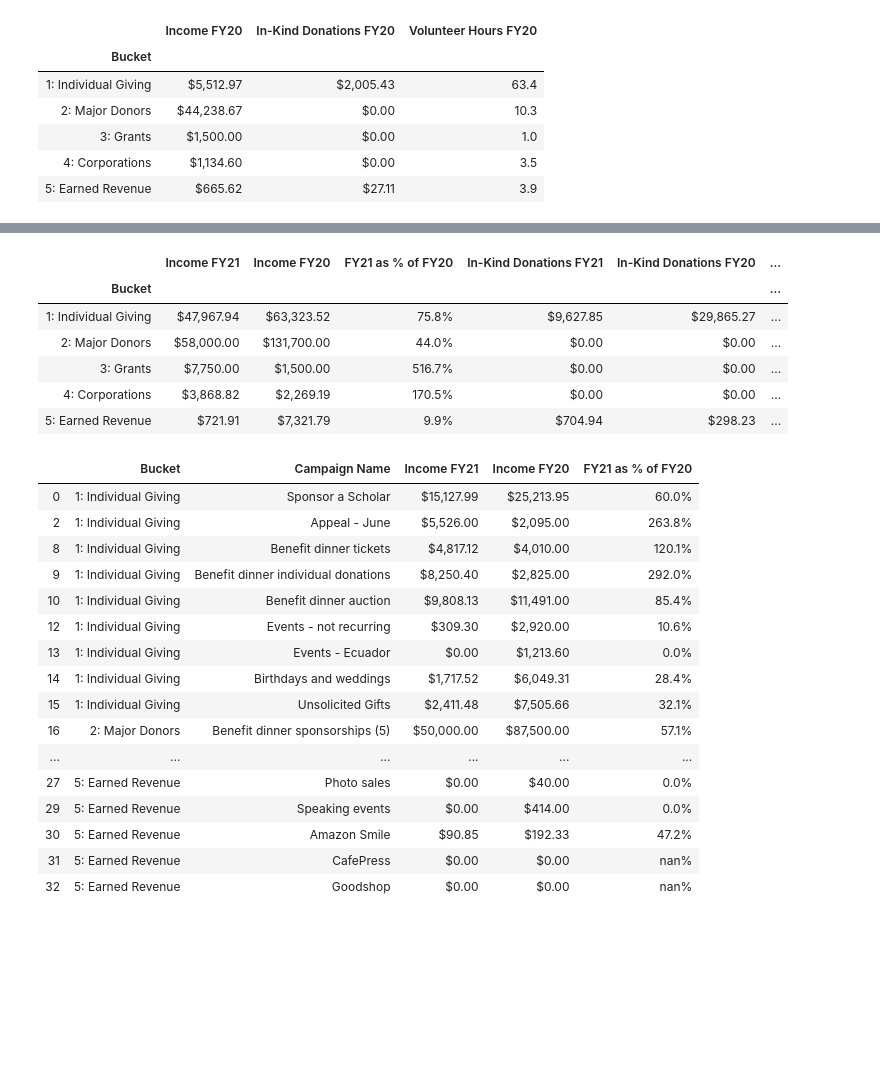
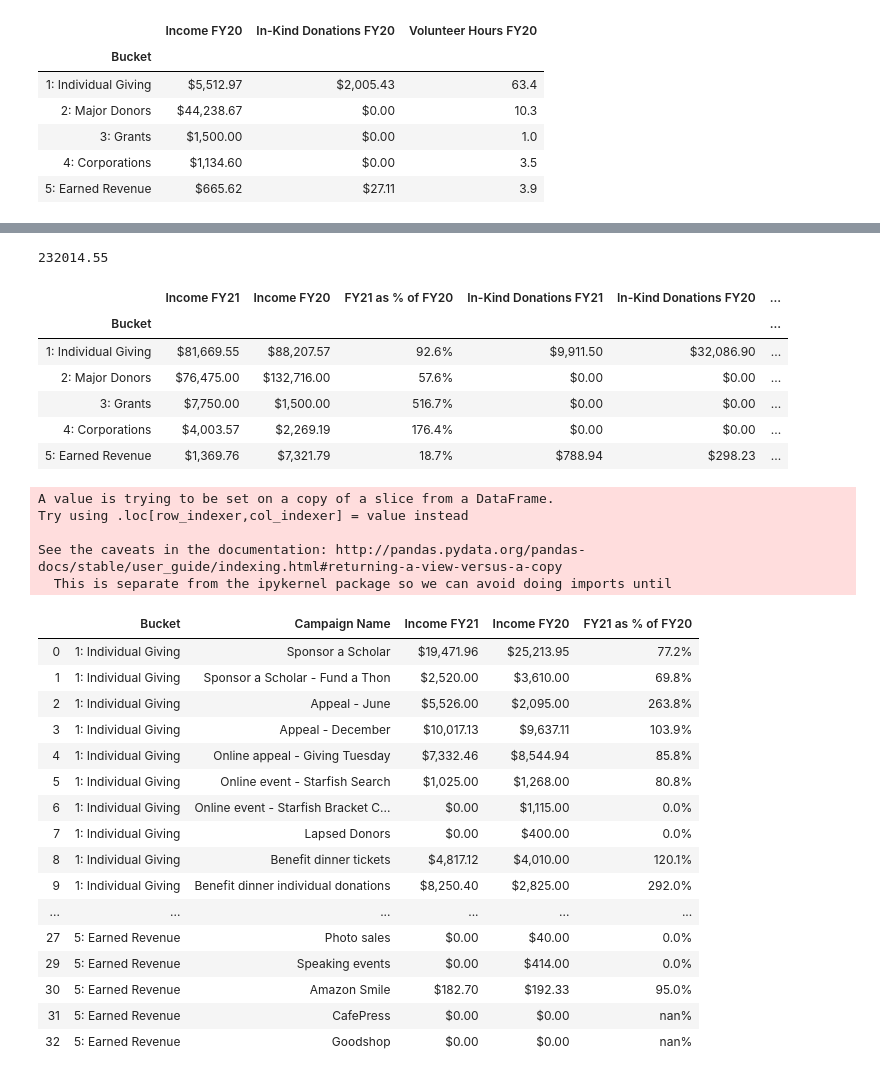
Before and after one commit to patelpurvip/Board-Fundraising-Analysis, a Jupyter notebook: FY20-FY21-Donations.ipynb, the cells around one changed output, grey strips where cells are left out. Cells and saved outputs as stored; diff of their text form; code cells hidden in the pictures; blank space fills up the shorter version.

Commit message:
fundraising updates third quarter FY21

```diff
--- a/FY20-FY21-Donations.ipynb
+++ b/FY20-FY21-Donations.ipynb
@@ -5,7 +5,7 @@ import pandas as pd
 import numpy as np
 import scipy.stats as st
 
-step2 = "Sources/Fundraising Strategy - Step 2, 09.20.20.csv"
+step2 = "Sources/Fundraising Strategy - Step 2, 01.23.21.csv"
 donation_data = pd.read_csv(step2)
 donation_data.head()
 # %% [output]
@@ -117,9 +128,9 @@ FY20_bucket_ave
+# %%
+FY20_income_test2 = FY21_FY20['Income FY20'].sum()
+FY20_income_test2
+# %% [output]
+232014.55
 # %%
-FY21_FY20 = donation_data
-FY21_FY20.replace(regex=['coming soon'], value=np.nan, inplace=True)
-FY21_FY20.dropna(inplace=True)
-FY21_FY20[FY21_FY20.columns[2:]] = FY21_FY20[FY21_FY20.columns[2:]].replace('[\$,]', '', regex=True).astype(float)
-
 FY21_FY20_buckets = FY21_FY20.groupby(['Bucket'])
 FY21vFY20_to_date = FY21_FY20_buckets.sum()
 FY21vFY20_to_date['FY21 as % of FY20'] = FY21vFY20_to_date['Income FY21']/FY21vFY20_to_date['Income FY20']
@@ -131,42 +142,48 @@ FY21vFY20_to_date["Income FY20"] = FY21vFY20_to_date["Income FY20"].map("${:,.2f
 FY21vFY20_to_date['FY21 as % of FY20'] = FY21vFY20_to_date['FY21 as % of FY20'].map("{:,.1%}".format)
 FY21vFY20_to_date["In-Kind Donations FY20"] = FY21vFY20_to_date["In-Kind Donations FY20"].map("${:,.2f}".format)
 
-FY21vFY20_to_date.to_csv("./ExcelOutputs/FY21vFY20_to_date_09.20.20.csv", encoding="utf-8", index=True)
+FY21vFY20_to_date.to_csv("./ExcelOutputs/FY21vFY20_to_date_01.23.21.csv", encoding="utf-8", index=True)
 FY21vFY20_to_date
 # %% [output]
 |  | Income FY21 | Income FY20 | FY21 as % of FY20 | In-Kind Donations FY21 | In-Kind Donations FY20 | ... |
 | Bucket |  |  |  |  |  | ... |
-| 1: Individual Giving | $47,967.94 | $63,323.52 | 75.8% | $9,627.85 | $29,865.27 | ... |
-| 2: Major Donors | $58,000.00 | $131,700.00 | 44.0% | $0.00 | $0.00 | ... |
+| 1: Individual Giving | $81,669.55 | $88,207.57 | 92.6% | $9,911.50 | $32,086.90 | ... |
+| 2: Major Donors | $76,475.00 | $132,716.00 | 57.6% | $0.00 | $0.00 | ... |
 | 3: Grants | $7,750.00 | $1,500.00 | 516.7% | $0.00 | $0.00 | ... |
-| 4: Corporations | $3,868.82 | $2,269.19 | 170.5% | $0.00 | $0.00 | ... |
-| 5: Earned Revenue | $721.91 | $7,321.79 | 9.9% | $704.94 | $298.23 | ... |
+| 4: Corporations | $4,003.57 | $2,269.19 | 176.4% | $0.00 | $0.00 | ... |
+| 5: Earned Revenue | $1,369.76 | $7,321.79 | 18.7% | $788.94 | $298.23 | ... |
 # %%
 FY21vFY20_campaigns = donation_data.dropna(how='any')
+FY21vFY20_campaigns[FY21vFY20_campaigns.columns[2:]] = FY21vFY20_campaigns[FY21vFY20_campaigns.columns[2:]].replace('[\$,]', '', regex=True).astype(float)
 FY21vFY20_campaigns['FY21 as % of FY20'] = FY21vFY20_campaigns['Income FY21']/FY21vFY20_campaigns['Income FY20']
 FY21vFY20_campaigns = FY21vFY20_campaigns[['Bucket', 'Campaign Name', 'Income FY21', 'Income FY20', 'FY21 as % of FY20']]
 
 FY21vFY20_campaigns["Income FY21"] = FY21vFY20_campaigns["Income FY21"].map("${:,.2f}".format)
 FY21vFY20_campaigns["Income FY20"] = FY21vFY20_campaigns["Income FY20"].map("${:,.2f}".format)
 FY21vFY20_campaigns['FY21 as % of FY20'] = FY21vFY20_campaigns['FY21 as % of FY20'].map("{:,.1%}".format)
 
-FY21vFY20_campaigns.to_csv("./ExcelOutputs/FY21vFY20_campaigns_09.20.20.csv", encoding="utf-8", index=True)
+FY21vFY20_campaigns.to_csv("./ExcelOutputs/FY21vFY20_campaigns_01.23.21.csv", encoding="utf-8", index=True)
 FY21vFY20_campaigns
 # %% [output]
+A value is trying to be set on a copy of a slice from a DataFrame.
+Try using .loc[row_indexer,col_indexer] = value instead
+
+See the caveats in the documentation: http://pandas.pydata.org/pandas-docs/stable/user_guide/indexing.html#returning-a-view-versus-a-copy
+  This is separate from the ipykernel package so we can avoid doing imports until
 |  | Bucket | Campaign Name | Income FY21 | Income FY20 | FY21 as % of FY20 |
-| 0 | 1: Individual Giving | Sponsor a Scholar | $15,127.99 | $25,213.95 | 60.0% |
+| 0 | 1: Individual Giving | Sponsor a Scholar | $19,471.96 | $25,213.95 | 77.2% |
+| 1 | 1: Individual Giving | Sponsor a Scholar - Fund a Thon | $2,520.00 | $3,610.00 | 69.8% |
 | 2 | 1: Individual Giving | Appeal - June | $5,526.00 | $2,095.00 | 263.8% |
+| 3 | 1: Individual Giving | Appeal - December | $10,017.13 | $9,637.11 | 103.9% |
+| 4 | 1: Individual Giving | Online appeal - Giving Tuesday | $7,332.46 | $8,544.94 | 85.8% |
+| 5 | 1: Individual Giving | Online event - Starfish Search | $1,025.00 | $1,268.00 | 80.8% |
+| 6 | 1: Individual Giving | Online event - Starfish Bracket C... | $0.00 | $1,115.00 | 0.0% |
+| 7 | 1: Individual Giving | Lapsed Donors | $0.00 | $400.00 | 0.0% |
 | 8 | 1: Individual Giving | Benefit dinner tickets | $4,817.12 | $4,010.00 | 120.1% |
 | 9 | 1: Individual Giving | Benefit dinner individual donations | $8,250.40 | $2,825.00 | 292.0% |
-| 10 | 1: Individual Giving | Benefit dinner auction | $9,808.13 | $11,491.00 | 85.4% |
-| 12 | 1: Individual Giving | Events - not recurring | $309.30 | $2,920.00 | 10.6% |
-| 13 | 1: Individual Giving | Events - Ecuador | $0.00 | $1,213.60 | 0.0% |
-| 14 | 1: Individual Giving | Birthdays and weddings | $1,717.52 | $6,049.31 | 28.4% |
-| 15 | 1: Individual Giving | Unsolicited Gifts | $2,411.48 | $7,505.66 | 32.1% |
-| 16 | 2: Major Donors | Benefit dinner sponsorships (5) | $50,000.00 | $87,500.00 | 57.1% |
 | ... | ... | ... | ... | ... | ... |
 | 27 | 5: Earned Revenue | Photo sales | $0.00 | $40.00 | 0.0% |
 | 29 | 5: Earned Revenue | Speaking events | $0.00 | $414.00 | 0.0% |
-| 30 | 5: Earned Revenue | Amazon Smile | $90.85 | $192.33 | 47.2% |
+| 30 | 5: Earned Revenue | Amazon Smile | $182.70 | $192.33 | 95.0% |
 | 31 | 5: Earned Revenue | CafePress | $0.00 | $0.00 | nan% |
 | 32 | 5: Earned Revenue | Goodshop | $0.00 | $0.00 | nan% |
```
Also changed, not shown: parts of 6 cells of this notebook, 10 other files.
